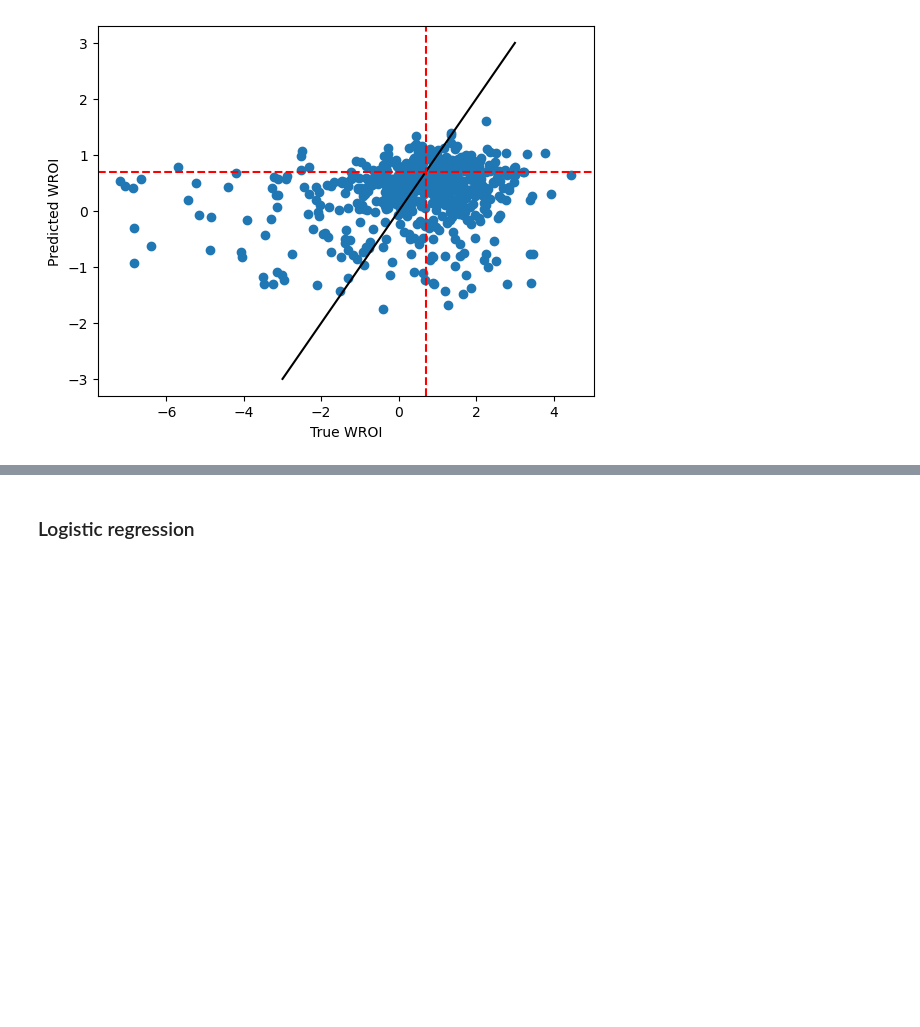
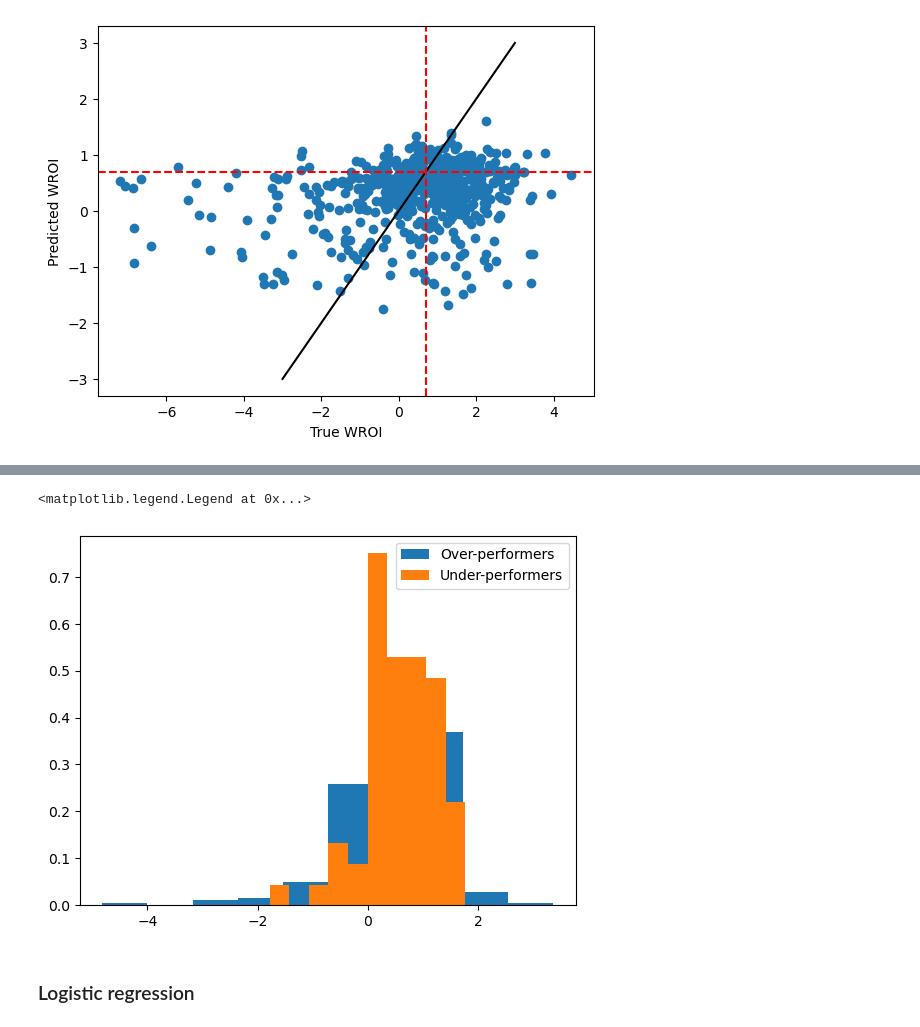
Before and after one commit to Divyantha369/spring-2025-greenlight, a Jupyter notebook: build_regression_models.ipynb, the cells around one changed output, grey strips where cells are left out. Cells and saved outputs as stored; diff of their text form; code cells hidden in the pictures; blank space fills up the shorter version.

```diff
--- a/build_regression_models.ipynb
+++ b/build_regression_models.ipynb
@@ -290,3 +332,10 @@ RMSE = 1.621603452351102
+# %%
+plt.hist(over_performers['avg_wroi_top_cast_id'], density = True, label = "Over-performers")
+plt.hist(under_performers['avg_wroi_top_cast_id'], density = True, label = "Under-performers")
+plt.legend()
+# %% [output]
+<matplotlib.legend.Legend at 0x...>
+[figure, added]
 # %% [markdown]
 ### Logistic regression
 # %%
```
Also changed, not shown: parts of 3 cells of this notebook.
